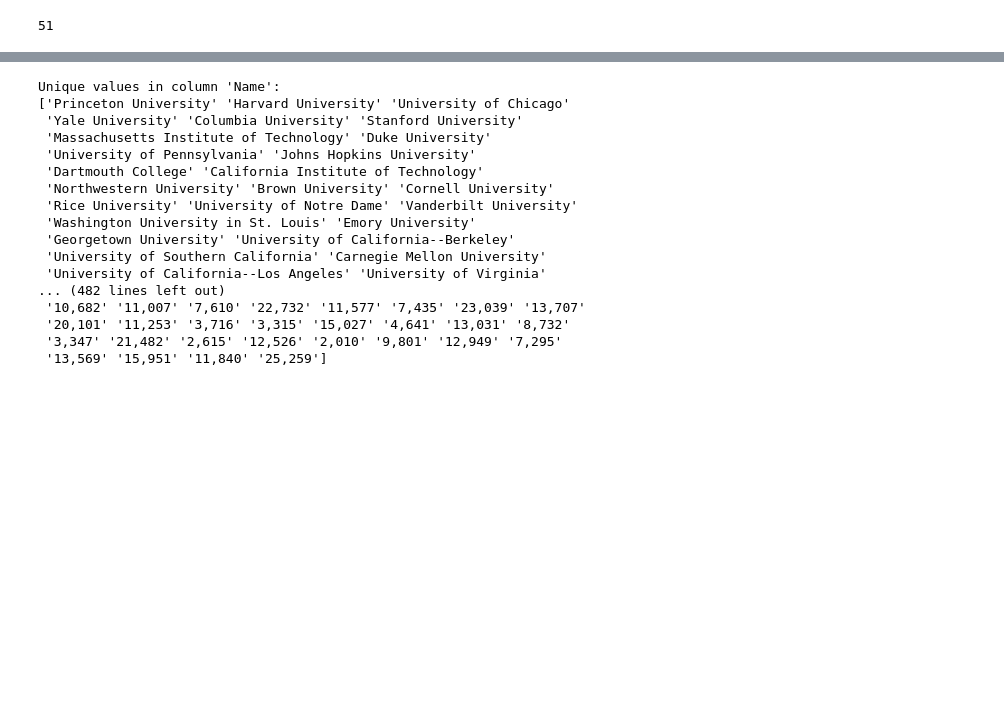
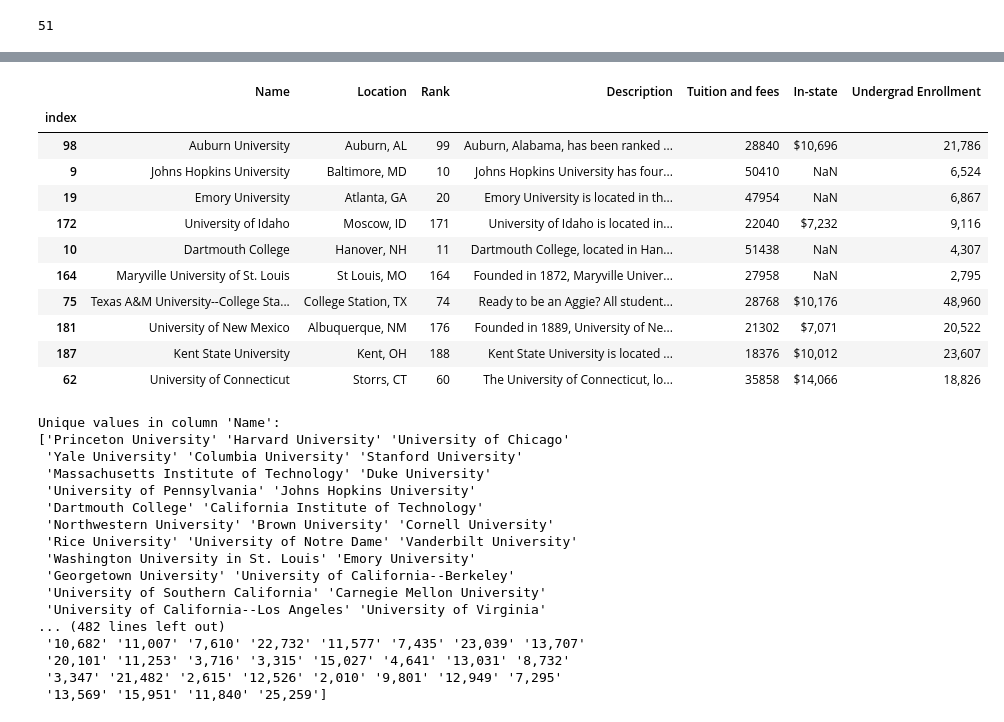
Before and after one commit to TelRich/National-University-Ranking-App, a Jupyter notebook: nur.ipynb, the cells around one changed output, grey strips where cells are left out. Cells and saved outputs as stored; diff of their text form; code cells hidden in the pictures; blank space fills up the shorter version.

```diff
--- a/nur.ipynb
+++ b/nur.ipynb
@@ -68,3 +68,5 @@ array([' NJ', ' MA', ' IL', ' CT', ' NY', ' CA', ' NC', ' PA', ' MD',
 len(nur['Location'].apply(lambda x: x.split(',')[1]).unique())
 # %% [output]
 51
+# %%
+df_nur = nur.copy()
@@ -70,0 +95,6 @@ len(nur['Location'].apply(lambda x: x.split(',')[1]).unique())
+# %%
+# Remove the dollar sign ($) and comma
+df_nur['Tuition and fees'] = df_nur['Tuition and fees'].str.replace('$', '').str.replace(',', '')
+
+# convert the column datatype to integer
+df_nur['Tuition and fees'] = df_nur['Tuition and fees'].fillna('0').astype(int)
@@ -71,3 +127,18 @@ len(nur['Location'].apply(lambda x: x.split(',')[1]).unique())
+# %%
+df_nur.sample(10)
+# %% [output]
+|  | Name | Location | Rank | Description | Tuition and fees | In-state | Undergrad Enrollment |
+| index |  |  |  |  |  |  |  |
+| 98 | Auburn University | Auburn, AL | 99 | Auburn, Alabama, has been ranked ... | 28840 | $10,696 | 21,786 |
+| 9 | Johns Hopkins University | Baltimore, MD | 10 | Johns Hopkins University has four... | 50410 | NaN | 6,524 |
+| 19 | Emory University | Atlanta, GA | 20 | Emory University is located in th... | 47954 | NaN | 6,867 |
+| 172 | University of Idaho | Moscow, ID | 171 | University of Idaho is located in... | 22040 | $7,232 | 9,116 |
+| 10 | Dartmouth College | Hanover, NH | 11 | Dartmouth College, located in Han... | 51438 | NaN | 4,307 |
+| 164 | Maryville University of St. Louis | St Louis, MO | 164 | Founded in 1872, Maryville Univer... | 27958 | NaN | 2,795 |
+| 75 | Texas A&M University--College Sta... | College Station, TX | 74 | Ready to be an Aggie? All student... | 28768 | $10,176 | 48,960 |
+| 181 | University of New Mexico | Albuquerque, NM | 176 | Founded in 1889, University of Ne... | 21302 | $7,071 | 20,522 |
+| 187 | Kent State University | Kent, OH | 188 | Kent State University is located ... | 18376 | $10,012 | 23,607 |
+| 62 | University of Connecticut | Storrs, CT | 60 | The University of Connecticut, lo... | 35858 | $14,066 | 18,826 |
 # %%
 # Get the unique values in each column
 unique_values = {}
```
Also changed, not shown: parts of 5 cells of this notebook.
